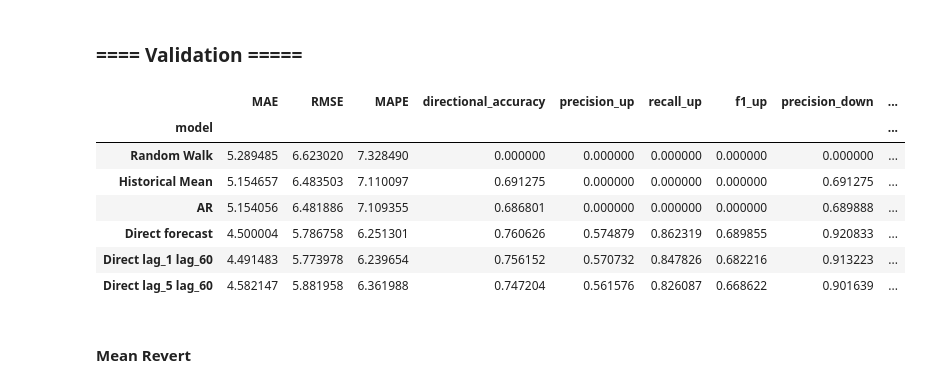
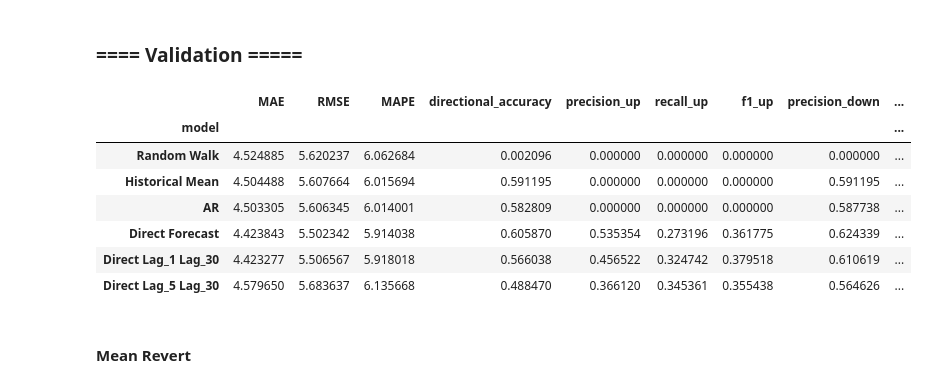
Before and after one commit to airrehn/Sample-Taxed, a Jupyter notebook: notebooks/forecast30.ipynb, the cells around one changed output. Drawn from its saved outputs; the diff is of its cells as text; code cells hidden in the pictures.

Commit message:
updated forecast 30 and 60

```diff
--- a/notebooks/forecast30.ipynb
+++ b/notebooks/forecast30.ipynb
@@ -17,32 +17,32 @@ from src.metrics import compare_models, dm_table
 # %%
 spot = load_brent_spot(start="1987-01-01")
 data = spot.copy()
 data["log_return"] = log_returns(data, col="brent_spot")
 data = data.dropna()
 
 
-val_args = dict(horizon=60, start_date="2024-01-01", end_date="2025-12-31", target_end_date="2025-12-31")
+val_args = dict(horizon=30, start_date="2024-01-01", end_date="2025-12-31", target_end_date="2025-12-31")
 
 
 val_results = {
     "Random Walk": walk_forward(data, forecast_funct=random_walk_forecast, **val_args),
     "Historical Mean": walk_forward(data, forecast_funct=historical_mean_forecast, lookback=3000, **val_args),
     "AR": walk_forward(data, forecast_funct=ar1_forecast, lookback=3000, **val_args),
-    "Direct forecast": walk_forward(data, forecast_funct=direct_forecast, lookback=3000, **val_args),
-    "Direct lag_1 lag_60": walk_forward(data, forecast_funct=direct_lags_forecast, short=1, long=60, lookback=3000, **val_args),
-    "Direct lag_5 lag_60": walk_forward(data, forecast_funct=direct_lags_forecast, short=5, long=60, lookback=3000, **val_args)
+    "Direct Forecast": walk_forward(data, forecast_funct=direct_forecast, lookback=3000, **val_args),
+    "Direct Lag_1 Lag_30": walk_forward(data, forecast_funct=direct_lags_forecast, short=1, long=30, lookback=3000, **val_args),
+    "Direct Lag_5 Lag_30": walk_forward(data, forecast_funct=direct_lags_forecast, short=5, long=30, lookback=3000, **val_args)
 }
 
-compare_models(val_results, horizon=60)
+compare_models(val_results, horizon=30)
 # %% [output]
 |  | MAE | RMSE | MAPE | directional_accuracy | precision_up | recall_up | f1_up | precision_down | ... |
 | model |  |  |  |  |  |  |  |  | ... |
-| Random Walk | 5.289485 | 6.623020 | 7.328490 | 0.000000 | 0.000000 | 0.000000 | 0.000000 | 0.000000 | ... |
-| Historical Mean | 5.154657 | 6.483503 | 7.110097 | 0.691275 | 0.000000 | 0.000000 | 0.000000 | 0.691275 | ... |
-| AR | 5.154056 | 6.481886 | 7.109355 | 0.686801 | 0.000000 | 0.000000 | 0.000000 | 0.689888 | ... |
-| Direct forecast | 4.500004 | 5.786758 | 6.251301 | 0.760626 | 0.574879 | 0.862319 | 0.689855 | 0.920833 | ... |
-| Direct lag_1 lag_60 | 4.491483 | 5.773978 | 6.239654 | 0.756152 | 0.570732 | 0.847826 | 0.682216 | 0.913223 | ... |
-| Direct lag_5 lag_60 | 4.582147 | 5.881958 | 6.361988 | 0.747204 | 0.561576 | 0.826087 | 0.668622 | 0.901639 | ... |
+| Random Walk | 4.524885 | 5.620237 | 6.062684 | 0.002096 | 0.000000 | 0.000000 | 0.000000 | 0.000000 | ... |
+| Historical Mean | 4.504488 | 5.607664 | 6.015694 | 0.591195 | 0.000000 | 0.000000 | 0.000000 | 0.591195 | ... |
+| AR | 4.503305 | 5.606345 | 6.014001 | 0.582809 | 0.000000 | 0.000000 | 0.000000 | 0.587738 | ... |
+| Direct Forecast | 4.423843 | 5.502342 | 5.914038 | 0.605870 | 0.535354 | 0.273196 | 0.361775 | 0.624339 | ... |
+| Direct Lag_1 Lag_30 | 4.423277 | 5.506567 | 5.918018 | 0.566038 | 0.456522 | 0.324742 | 0.379518 | 0.610619 | ... |
+| Direct Lag_5 Lag_30 | 4.579650 | 5.683637 | 6.135668 | 0.488470 | 0.366120 | 0.345361 | 0.355438 | 0.564626 | ... |
 # %% [markdown]
 #### Mean Revert
 # %%
```
Also changed, not shown: parts of 19 cells of this notebook, 1 other file.
